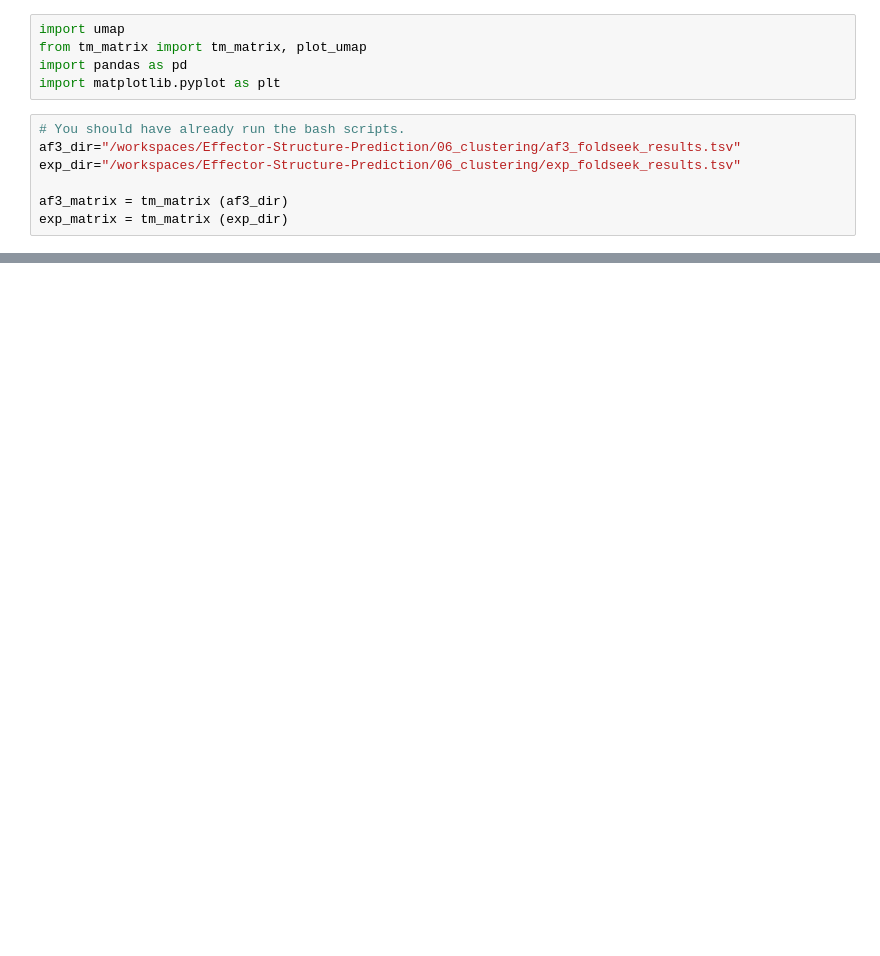
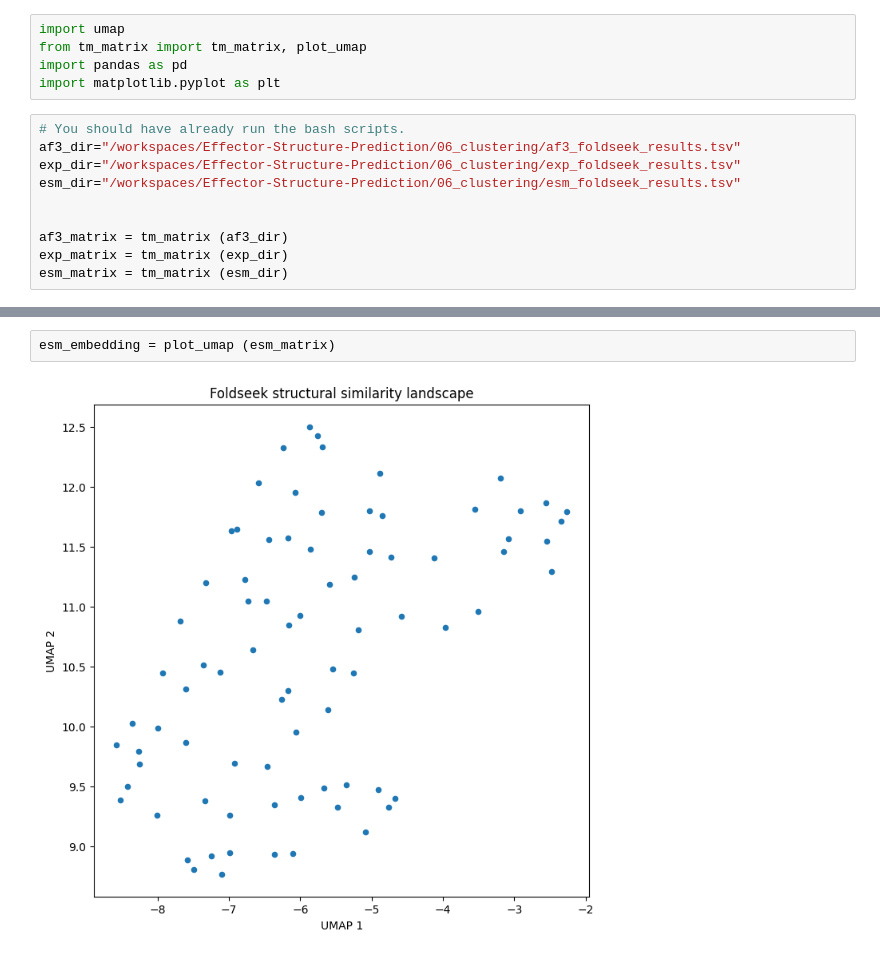
Before and after one commit to Rachel-Oei/Effector-Structure-Prediction, a Jupyter notebook: 06_clustering/umap.ipynb, the cells around one changed output, grey strips where cells are left out. Cells and saved outputs as stored; diff of their text form; blank space fills up the shorter version.

Commit message:
improve esm clustering

```diff
--- a/06_clustering/umap.ipynb
+++ b/06_clustering/umap.ipynb
@@ -7,9 +7,12 @@ import matplotlib.pyplot as plt
 # You should have already run the bash scripts.
 af3_dir="/workspaces/Effector-Structure-Prediction/06_clustering/af3_foldseek_results.tsv"
 exp_dir="/workspaces/Effector-Structure-Prediction/06_clustering/exp_foldseek_results.tsv"
+esm_dir="/workspaces/Effector-Structure-Prediction/06_clustering/esm_foldseek_results.tsv"
+
 
 af3_matrix = tm_matrix (af3_dir)
 exp_matrix = tm_matrix (exp_dir)
+esm_matrix = tm_matrix (esm_dir)
 # %%
 af3_umap = plot_umap (af3_matrix)
 # %% [output]
@@ -18,0 +24,4 @@ exp_umap=plot_umap(exp_matrix)
+# %%
+esm_embedding = plot_umap (esm_matrix)
+# %% [output]
+[figure, added]
```
Also changed, not shown: parts of 7 cells of this notebook, 5 other files.
